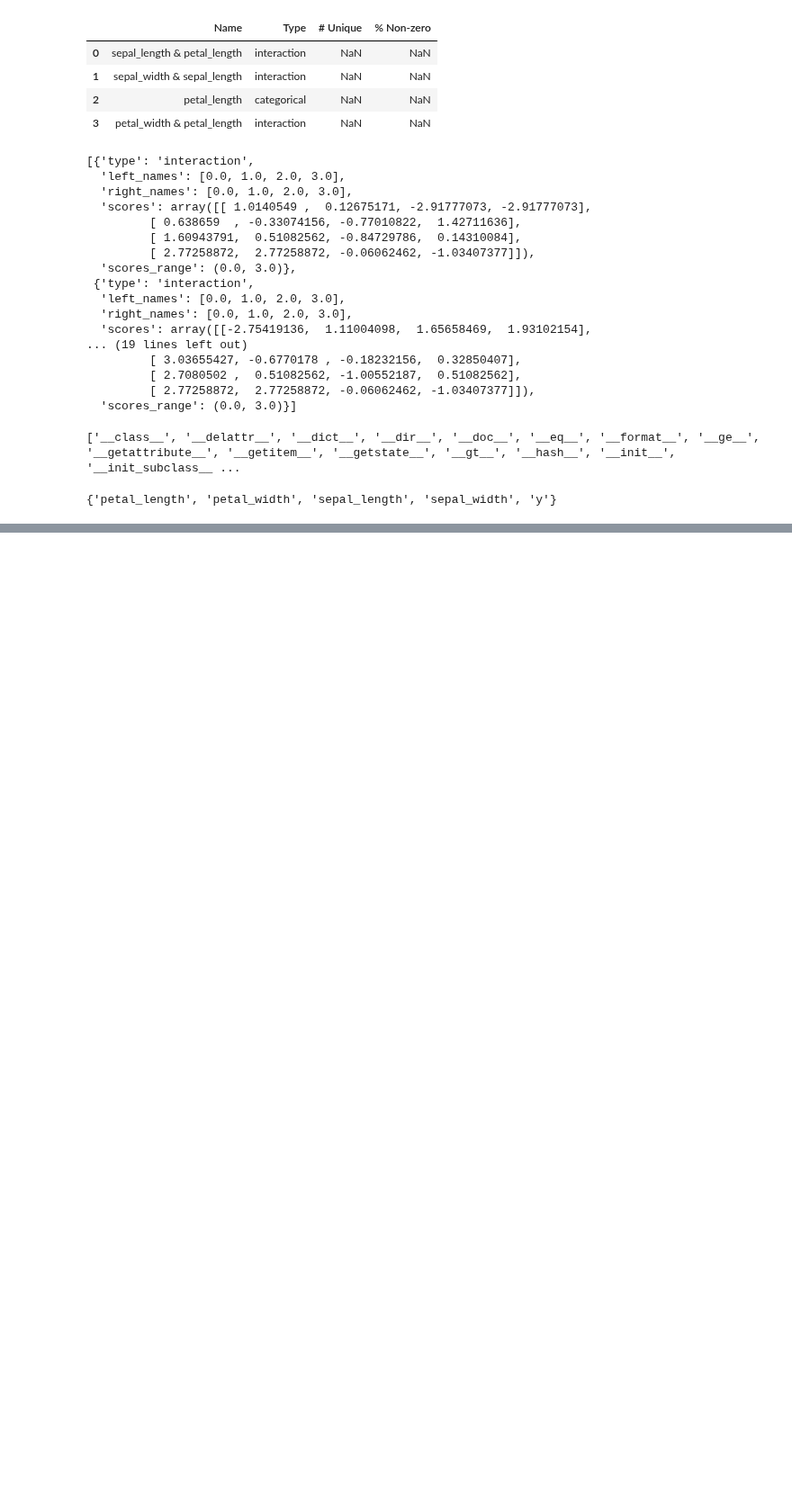
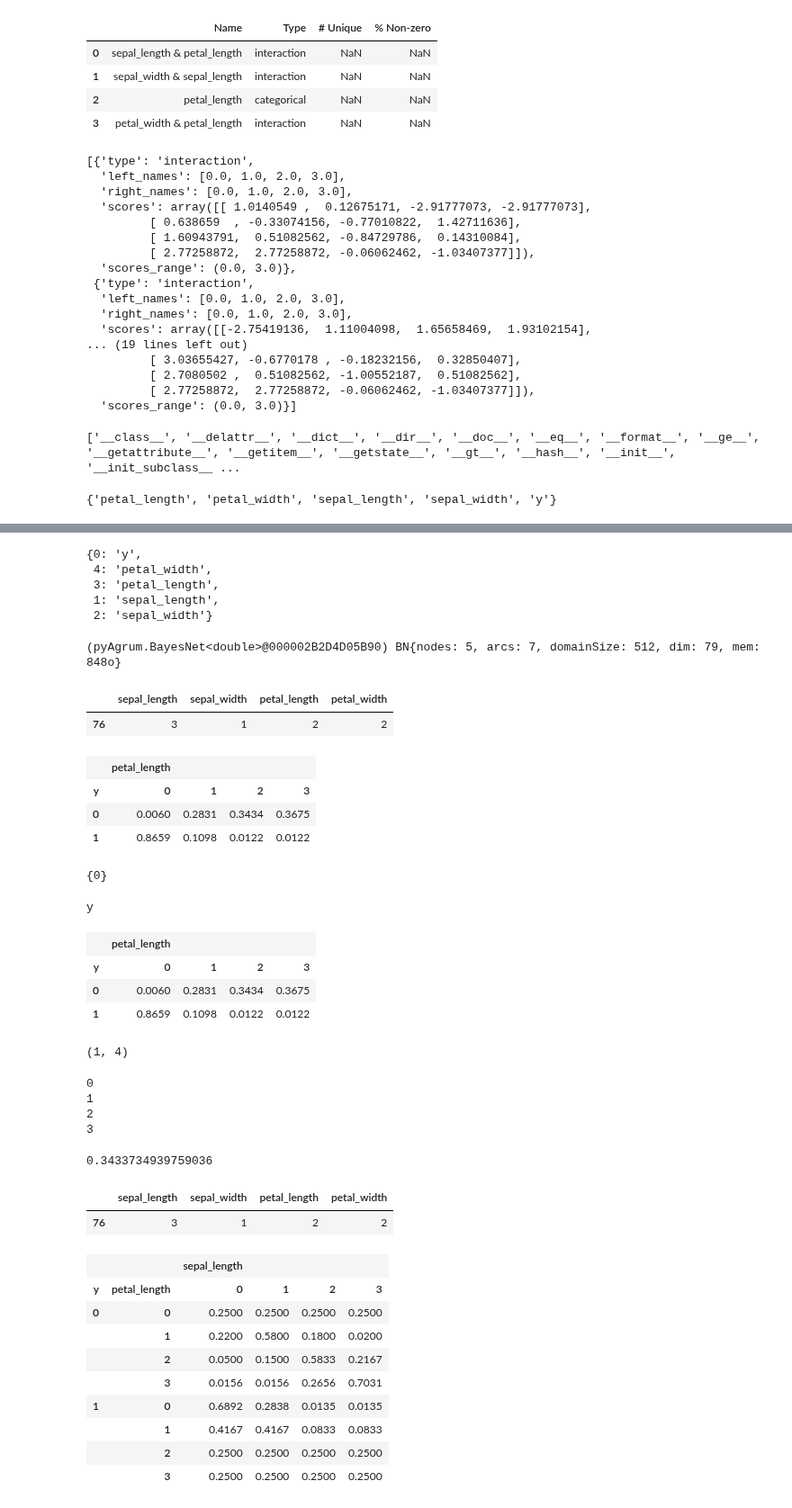
Before and after one commit to bmihaljevic/tfg-interpretml, a Jupyter notebook: experimental_notebooks/tan_and_bn/trying_our_tan.ipynb, the cells around one changed output, grey strips where cells are left out. Shown at 90% size. Saved outputs shown, nothing was run; the diff lists cells and outputs as text; code cells hidden in the pictures; blank space fills up the shorter version.

```diff
--- a/experimental_notebooks/tan_and_bn/trying_our_tan.ipynb
+++ b/experimental_notebooks/tan_and_bn/trying_our_tan.ipynb
@@ -161,0 +187,78 @@ TAN_model._model().bn.ids(TAN_model._model().bn.names())
+# %%
+name_from_id
+# %% [output]
+{0: 'y',
+ 4: 'petal_width',
+ 3: 'petal_length',
+ 1: 'sepal_length',
+ 2: 'sepal_width'}
+# %%
+TAN_model._model().bn
+# %% [output]
+(pyAgrum.BayesNet<double>@000002B2D4D05B90) BN{nodes: 5, arcs: 7, domainSize: 512, dim: 79, mem: 848o}
+# %%
+ex = X_test.iloc[[0]]
+ex
+# %% [output]
+|  | sepal_length | sepal_width | petal_length | petal_width |
+| 76 | 3 | 1 | 2 | 2 |
+# %%
+TAN_model._model().bn.cpt("petal_length")
+# %% [output]
+|  | petal_length |  |  |  |
+| y | 0 | 1 | 2 | 3 |
+| 0 | 0.0060 | 0.2831 | 0.3434 | 0.3675 |
+| 1 | 0.8659 | 0.1098 | 0.0122 | 0.0122 |
+# %%
+parents = TAN_model._model().bn.parents("petal_length")
+parents
+# %% [output]
+{0}
+# %%
+for p in parents:
+    print(name_from_id[p])
+# %% [output]
+y
+# %%
+cpt = TAN_model._model().bn.cpt("petal_length")
+cpt
+# %% [output]
+|  | petal_length |  |  |  |
+| y | 0 | 1 | 2 | 3 |
+| 0 | 0.0060 | 0.2831 | 0.3434 | 0.3675 |
+| 1 | 0.8659 | 0.1098 | 0.0122 | 0.0122 |
+# %%
+ex.shape
+# %% [output]
+(1, 4)
+# %%
+for j in range(ex.shape[1]):
+    print(j)
+# %% [output]
+0
+1
+2
+3
+# %%
+cpt[0, 2]
+# %% [output]
+0.3433734939759036
+# %%
+ex
+# %% [output]
+|  | sepal_length | sepal_width | petal_length | petal_width |
+| 76 | 3 | 1 | 2 | 2 |
+# %%
+cpt = TAN_model._model().bn.cpt("sepal_length")
+cpt
+# %% [output]
+|  |  | sepal_length |  |  |  |
+| y | petal_length | 0 | 1 | 2 | 3 |
+| 0 | 0 | 0.2500 | 0.2500 | 0.2500 | 0.2500 |
+|  | 1 | 0.2200 | 0.5800 | 0.1800 | 0.0200 |
+|  | 2 | 0.0500 | 0.1500 | 0.5833 | 0.2167 |
+|  | 3 | 0.0156 | 0.0156 | 0.2656 | 0.7031 |
+| 1 | 0 | 0.6892 | 0.2838 | 0.0135 | 0.0135 |
+|  | 1 | 0.4167 | 0.4167 | 0.0833 | 0.0833 |
+|  | 2 | 0.2500 | 0.2500 | 0.2500 | 0.2500 |
+|  | 3 | 0.2500 | 0.2500 | 0.2500 | 0.2500 |
```
Also changed, not shown: parts of 15 cells of this notebook, 3 other files.
